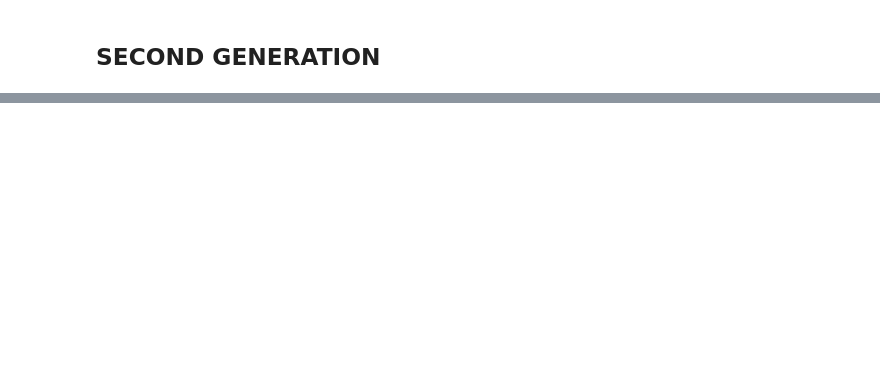
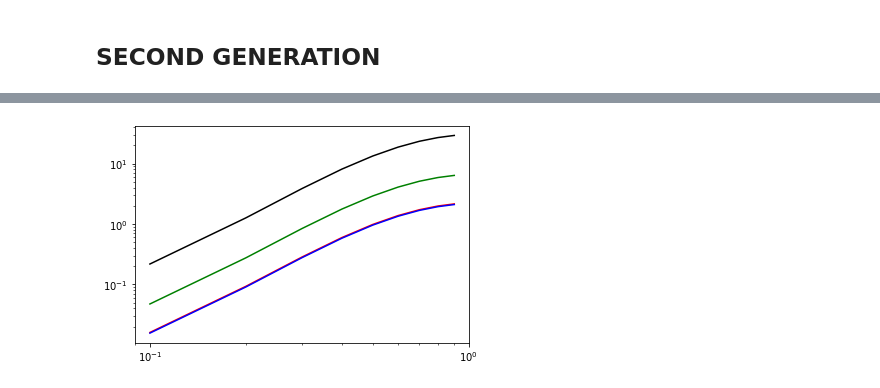
Before and after one commit to TadeoDGAguilar/PBHs_Coalescence, a Jupyter notebook: Merger Rate Stasenko-1st and 2nd Generation-COMPLETO.ipynb, the cells around one changed output, grey strips where cells are left out. Drawn from its saved outputs; the diff is of its cells as text; code cells hidden in the pictures; blank space fills up the shorter version.

```diff
--- a/Merger Rate Stasenko-1st and 2nd Generation-COMPLETO.ipynb
+++ b/Merger Rate Stasenko-1st and 2nd Generation-COMPLETO.ipynb
@@ -371,0 +360,11 @@ Minimum time to get 1st Generation:
+# %%
+for i in colm4:
+    if i<cosmo.age(0).value:
+        delta_t_1 = (np.amin(colm4))*u.Gyr
+        delta_t_1 = round((delta_t_1/10.).to(u.yr).value)
+    else:
+        delta_t_1 = (10e9)
+        #print("To get mergers we need age of universe, the system going to use")
+        #print("{:.2e}".format(delta_t_1))
+
+print("Minimum time to get 1st Generation: \n T_merger = ","{:.1e}".format(delta_t_1)*u.yr)
@@ -507,7 +509,7 @@ sigma_2_ik = sigma_2_ik.to(u.parsec**(32./7)/u.yr**(18./7.))#.to(u.parsec**2)
 #print(m_i, m_j_2)
 print(sigma_2_ik)
 
-sigma_2_jk = 2*math.pi*(85*math.pi/(6*math.sqrt(2)))**(2./7.) * (G**(2.) * (m_i+m_k)**(10./7.) * m_i**(2./7.) * m_k**(2./7.))/(c**(10./7.))
+sigma_2_jk = 2*math.pi*(85*math.pi/(6*math.sqrt(2)))**(2./7.) * (G**(2.) * (m_j+m_k)**(10./7.) * m_j**(2./7.) * m_k**(2./7.))/(c**(10./7.))
 sigma_2_jk = sigma_2_jk.to(u.parsec**(32./7)/u.yr**(18./7.))#.to(u.parsec**2)
 #print(m_i, m_j_2)
 print(sigma_2_jk)
@@ -781,0 +785,14 @@ m_j - m_k       |        0.90 |  6.255246e-11 1 / yr     |  0.0851       | 656.4
+# %%
+pl.plot(r, number_col_array, "black")
+pl.plot(r, number_col_array_ij, "red")
+pl.plot(r, number_col_array_ik, "green")
+pl.plot(r, number_col_array_jk, "blue")
+#pl.axhline(N_i, color="orange", linestyle="dashed")
+#pl.axhline(N_j, color="purple", linestyle="dashed")
+#pl.axhline(N_i_2, color="orange", linestyle="dashed")
+#pl.axhline(N_j_2, color="orange", linestyle="dashed")
+pl.xscale("log")
+pl.yscale("log")
+pl.show()
+# %% [output]
+[figure, added]
```
Also changed, not shown: parts of 22 cells of this notebook.
